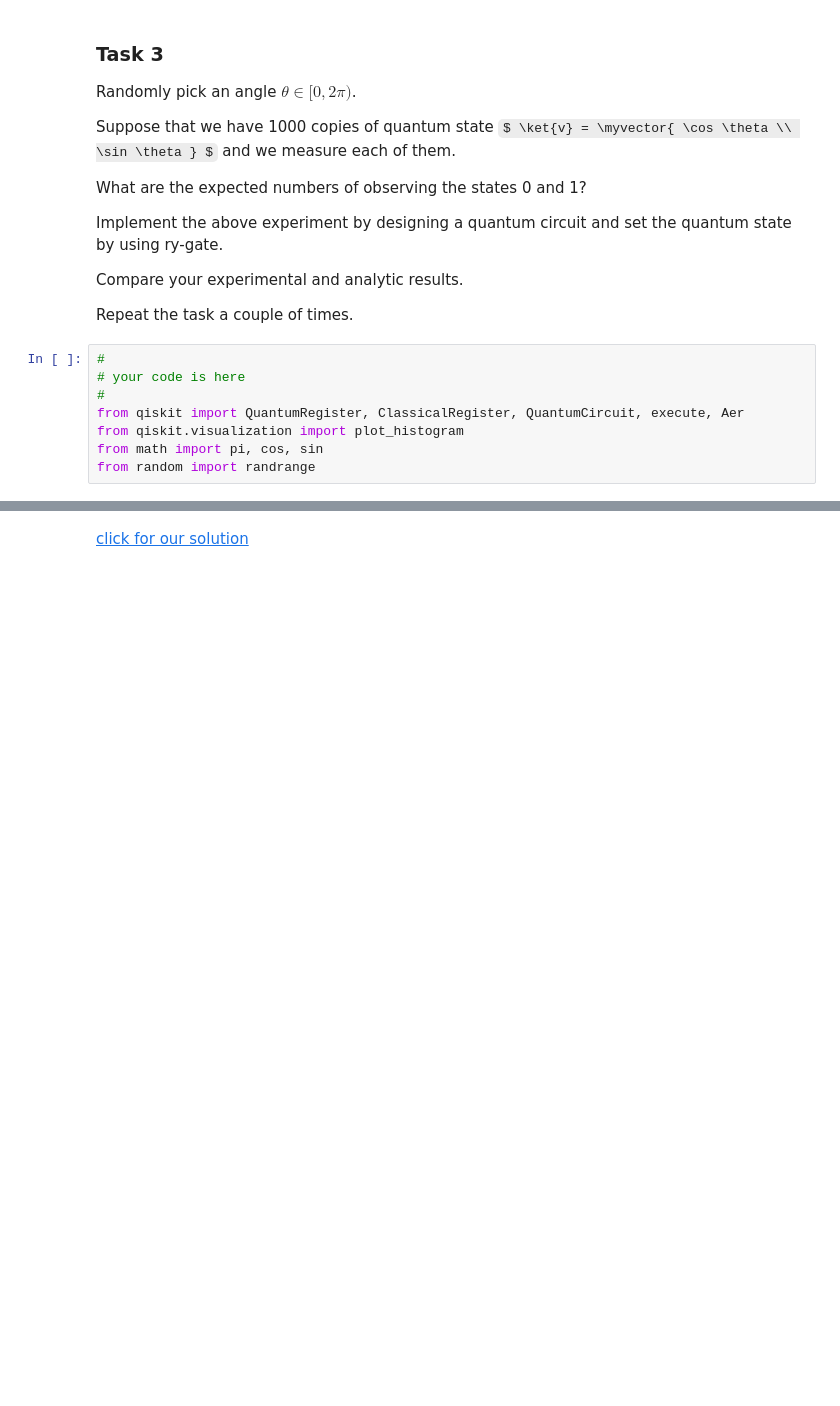
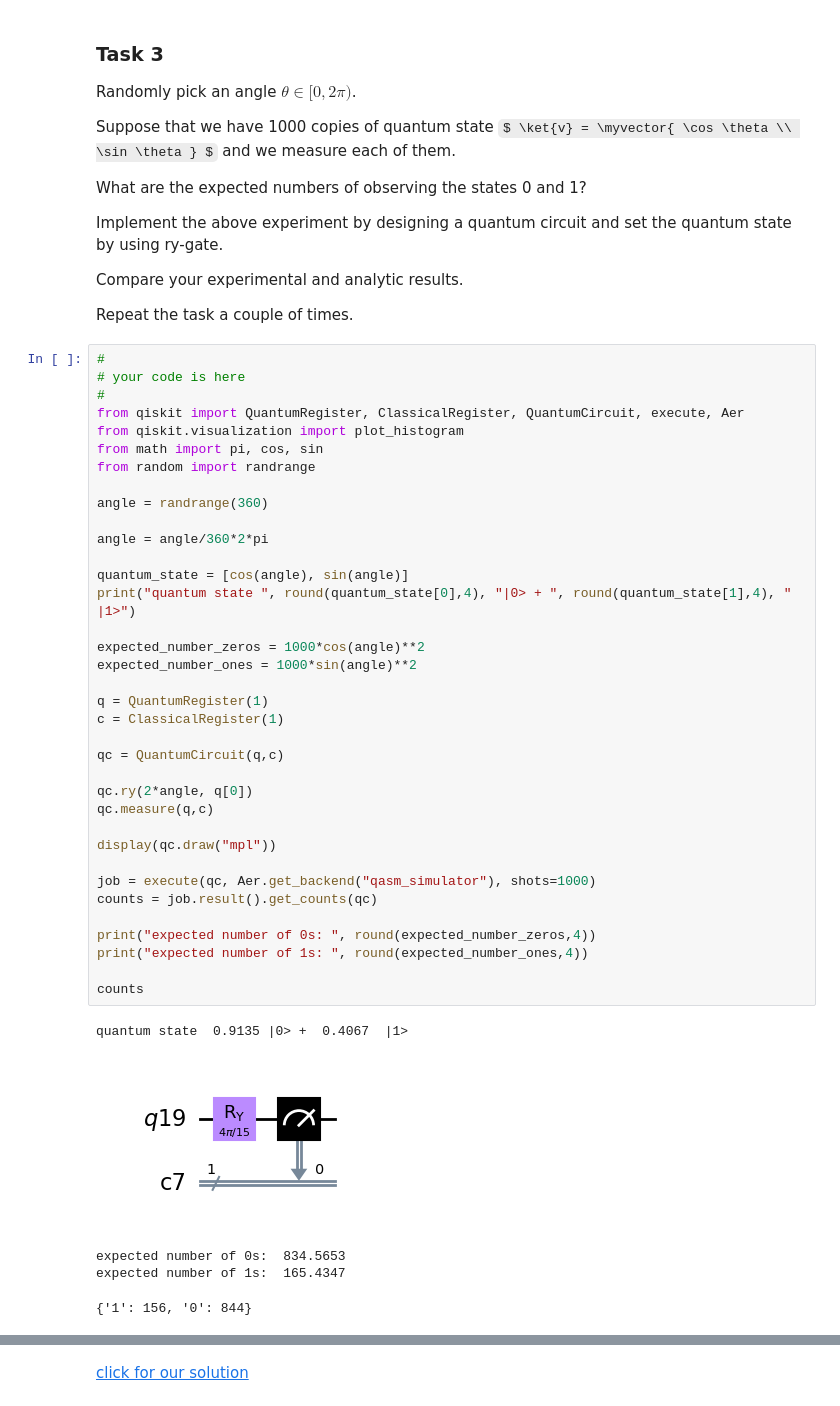
Before and after one commit to Abdoelabassi/QBronze_Womanium_2023, a Jupyter notebook: quantum-with-qiskit/Q40_Operations_on_the_Unit_Circle.ipynb, the cells around one changed output, grey strips where cells are left out. Cells and saved outputs as stored; diff of their text form; some formulas as TeX source; blank space fills up the shorter version.

```diff
--- a/quantum-with-qiskit/Q40_Operations_on_the_Unit_Circle.ipynb
+++ b/quantum-with-qiskit/Q40_Operations_on_the_Unit_Circle.ipynb
@@ -213,11 +213,45 @@ Implement the above experiment by designing a quantum circuit and set the quantu
 Compare your experimental and analytic results.
 
 Repeat the task a couple of times.
-# %%
-#
-# your code is here
-#
-from qiskit import QuantumRegister, ClassicalRegister, QuantumCircuit, execute, Aer
-from qiskit.visualization import plot_histogram
-from math import pi, cos, sin
-from random import randrange
+# %%
+#
+# your code is here
+#
+from qiskit import QuantumRegister, ClassicalRegister, QuantumCircuit, execute, Aer
+from qiskit.visualization import plot_histogram
+from math import pi, cos, sin
+from random import randrange
+
+angle = randrange(360)
+
+angle = angle/360*2*pi
+
+quantum_state = [cos(angle), sin(angle)]
+print("quantum state ", round(quantum_state[0],4), "|0> + ", round(quantum_state[1],4), " |1>")
+
+expected_number_zeros = 1000*cos(angle)**2
+expected_number_ones = 1000*sin(angle)**2
+
+q = QuantumRegister(1)
+c = ClassicalRegister(1)
+
+qc = QuantumCircuit(q,c)
+
+qc.ry(2*angle, q[0])
+qc.measure(q,c)
+
+display(qc.draw("mpl"))
+
+job = execute(qc, Aer.get_backend("qasm_simulator"), shots=1000)
+counts = job.result().get_counts(qc)
+
+print("expected number of 0s: ", round(expected_number_zeros,4))
+print("expected number of 1s: ", round(expected_number_ones,4))
+
+counts
+# %% [output]
+quantum state  0.9135 |0> +  0.4067  |1>
+[figure, added]
+expected number of 0s:  834.5653
+expected number of 1s:  165.4347
+{'1': 156, '0': 844}
```
Also changed, not shown: parts of 1 cell of this notebook.
